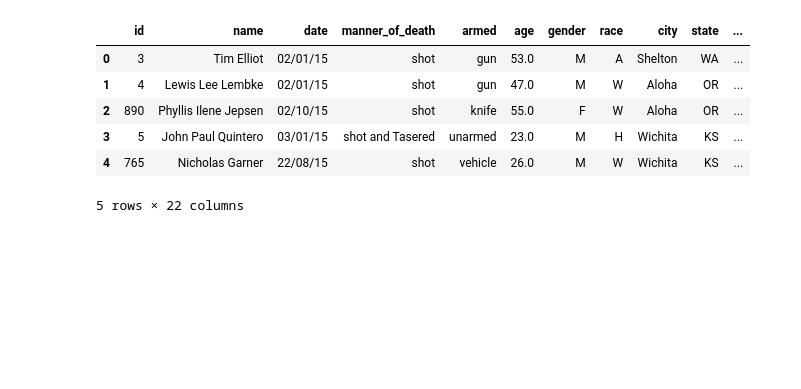
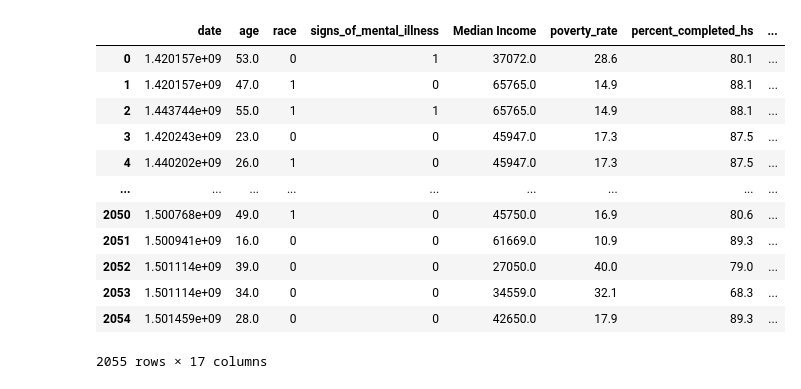
Before and after one commit to whyme36/BI_2021, a Jupyter notebook: Projekt_Kacper_Glazer_Kacper_Kwaśnioch.ipynb, the cells around one changed output. Saved outputs shown, nothing was run; the diff lists cells and outputs as text; code cells hidden in the pictures; blank space fills up the shorter version.

```diff
--- a/Projekt_Kacper_Glazer_Kacper_Kwaśnioch.ipynb
+++ b/Projekt_Kacper_Glazer_Kacper_Kwaśnioch.ipynb
@@ -15,13 +55,19 @@ import math
 import warnings
 warnings.filterwarnings('ignore')
 # %%
-df=pd.read_csv('Fatal_Police_Shootings_in_the_US.csv')
-df.head(5)
+df=pd.read_csv('https://raw.githubusercontent.com/whyme36/BI_2021/master/Fatal_Police_Shootings_in_the_US.csv')
+preprocessing(df)
 # %% [output]
-|  | id | name | date | manner_of_death | armed | age | gender | race | city | state | ... |
-| 0 | 3 | Tim Elliot | 02/01/15 | shot | gun | 53.0 | M | A | Shelton | WA | ... |
-| 1 | 4 | Lewis Lee Lembke | 02/01/15 | shot | gun | 47.0 | M | W | Aloha | OR | ... |
-| 2 | 890 | Phyllis Ilene Jepsen | 02/10/15 | shot | knife | 55.0 | F | W | Aloha | OR | ... |
-| 3 | 5 | John Paul Quintero | 03/01/15 | shot and Tasered | unarmed | 23.0 | M | H | Wichita | KS | ... |
-| 4 | 765 | Nicholas Garner | 22/08/15 | shot | vehicle | 26.0 | M | W | Wichita | KS | ... |
+|  | date | age | race | signs_of_mental_illness | Median Income | poverty_rate | percent_completed_hs | ... |
+| 0 | 1.420157e+09 | 53.0 | 0 | 1 | 37072.0 | 28.6 | 80.1 | ... |
+| 1 | 1.420157e+09 | 47.0 | 1 | 0 | 65765.0 | 14.9 | 88.1 | ... |
+| 2 | 1.443744e+09 | 55.0 | 1 | 1 | 65765.0 | 14.9 | 88.1 | ... |
+| 3 | 1.420243e+09 | 23.0 | 0 | 0 | 45947.0 | 17.3 | 87.5 | ... |
+| 4 | 1.440202e+09 | 26.0 | 1 | 0 | 45947.0 | 17.3 | 87.5 | ... |
+| ... | ... | ... | ... | ... | ... | ... | ... | ... |
+| 2050 | 1.500768e+09 | 49.0 | 1 | 0 | 45750.0 | 16.9 | 80.6 | ... |
+| 2051 | 1.500941e+09 | 16.0 | 0 | 0 | 61669.0 | 10.9 | 89.3 | ... |
+| 2052 | 1.501114e+09 | 39.0 | 0 | 0 | 27050.0 | 40.0 | 79.0 | ... |
+| 2053 | 1.501114e+09 | 34.0 | 0 | 0 | 34559.0 | 32.1 | 68.3 | ... |
+| 2054 | 1.501459e+09 | 28.0 | 0 | 0 | 42650.0 | 17.9 | 89.3 | ... |
-5 rows × 22 columns
+2055 rows × 17 columns
```
Also changed, not shown: parts of 34 cells of this notebook.
